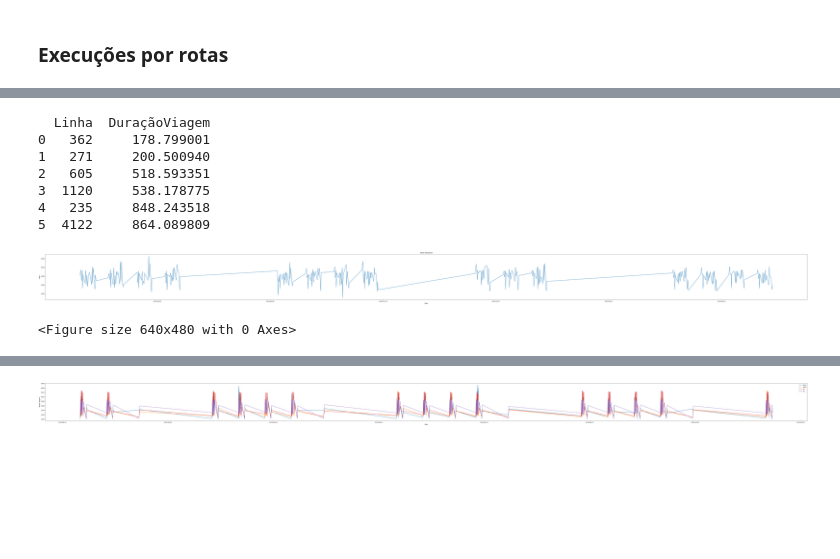
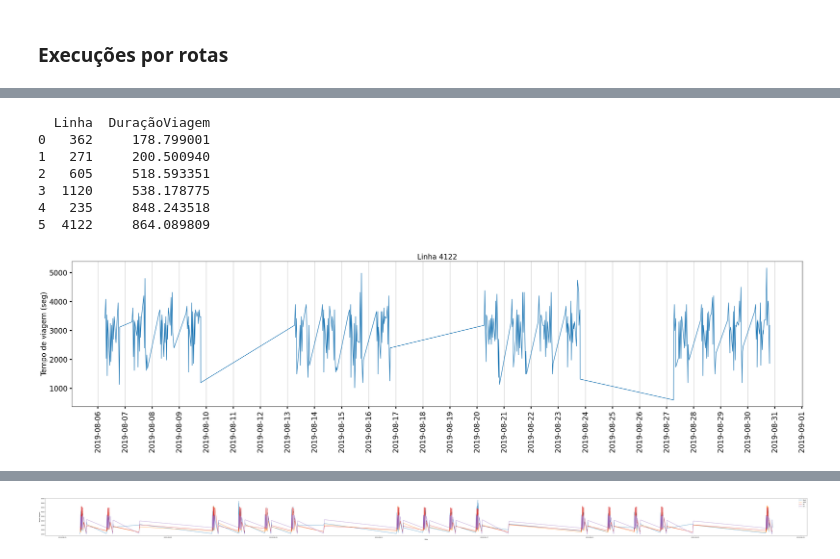
Before and after one commit to LeonardoVillamarin/TCC-Previsor_viagens_onibus, a Jupyter notebook: TCC2/Analise.ipynb, the cells around one changed output, grey strips where cells are left out. Drawn from its saved outputs; the diff is of its cells as text; code cells hidden in the pictures; blank space fills up the shorter version.

Commit message:
Exportando gráficos do tempo de viagem

```diff
--- a/TCC2/Analise.ipynb
+++ b/TCC2/Analise.ipynb
@@ -937,28 +937,35 @@ a.loc[a['Métrica'] == 'RMSE'].sort_values(by='Valor')
 # %%
+rota = "4122"
 
 a = df.groupby('Linha')['DuraçãoViagem'].std().reset_index().sort_values(by='DuraçãoViagem').reset_index(drop=True)
 print(a)
-df_plot = df.loc[df['Linha'] == '4122'][['Ini','DuraçãoViagem']].sort_values(by='Ini')
-df_plot = df_plot[(df_plot["Ini"] > "2019-04-01") & (df_plot["Ini"] < "2019-04-28")]
+df_plot = df.loc[df['Linha'] == rota][['Ini','DuraçãoViagem']].sort_values(by='Ini')
+df_plot = df_plot[(df_plot["Ini"] > "2019-08-04") & (df_plot["Ini"] < "2019-08-31")]
 df_plot.set_index('Ini', inplace=True)
 
-plt.figure(figsize=(100, 6))
+import matplotlib.dates as mdates
+
+plt.figure(figsize=(30, 8))
 plt.plot(df_plot.index, df_plot['DuraçãoViagem'])
-plt.xlabel('Data')
-plt.ylabel('Valor')
-plt.title('Série Temporal')
+plt.gca().xaxis.set_major_locator(mdates.DayLocator(interval=1))
+plt.ylabel('Tempo de viagem (seg)', fontsize=20)
+plt.xticks(fontsize=20, rotation=90)
+plt.yticks(fontsize=20)
+plt.tick_params(axis='both', which='both', width=3, length=6, pad=6)
+plt.grid(axis="x")
+plt.title(f'Linha {rota}', fontsize=20)
+plt.tight_layout()
+# plt.savefig(f"Images/rota_{rota}.svg")
 plt.show()
-plt.savefig(f"Images/rota_4122.jpg")
 # %% [output]
   Linha  DuraçãoViagem
 0   362     178.799001
 1   271     200.500940
 2   605     518.593351
 3  1120     538.178775
 4   235     848.243518
 5  4122     864.089809
-[figure, old version]
+[figure, new version]
-<Figure size 640x480 with 0 Axes>
 # %%
 b = pd.DataFrame(predictions, columns=['Teste','Data','Rota','Modelo','Valor'])
 b
```
Also changed, not shown: parts of 11 cells of this notebook, 8 other files.
